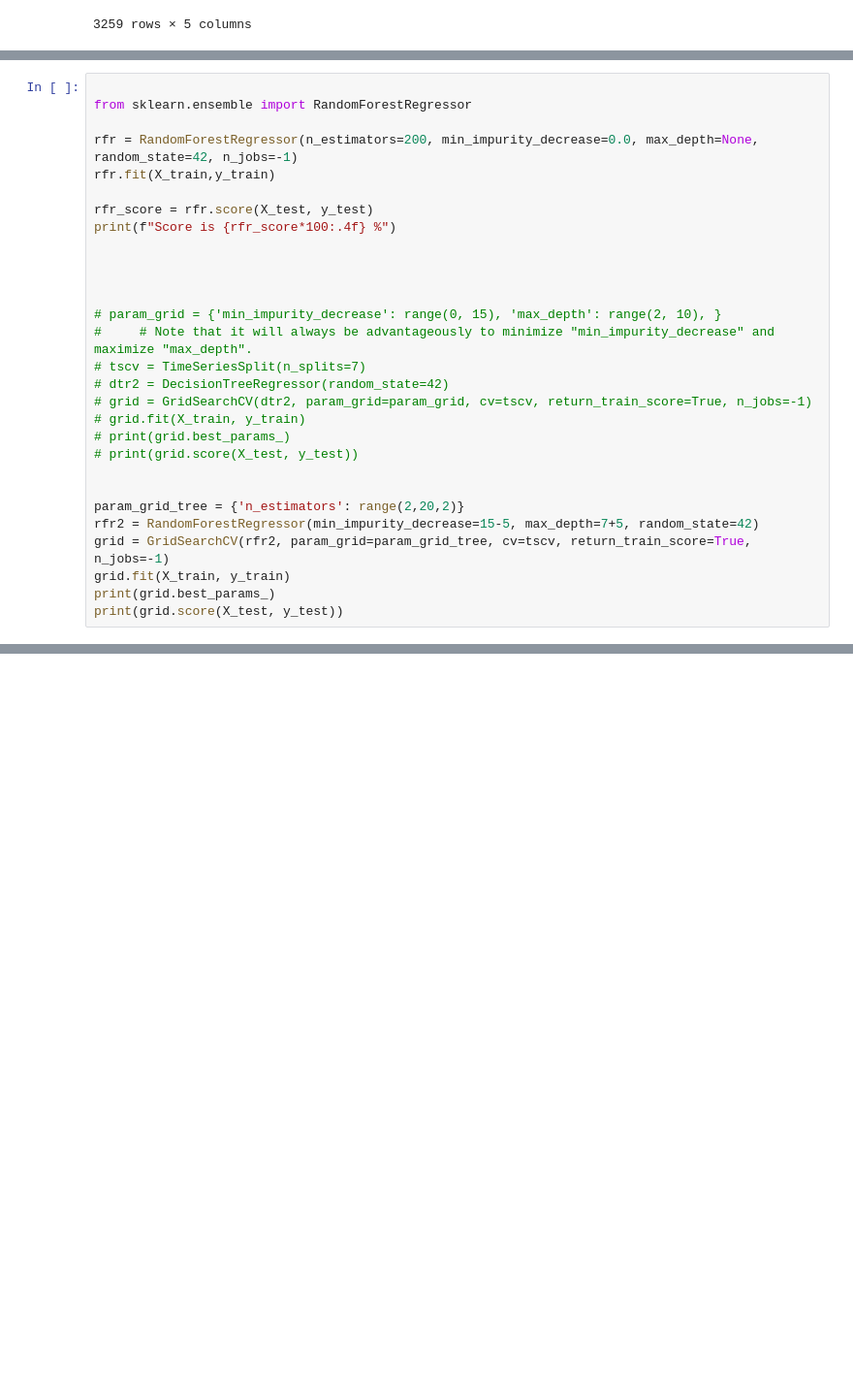
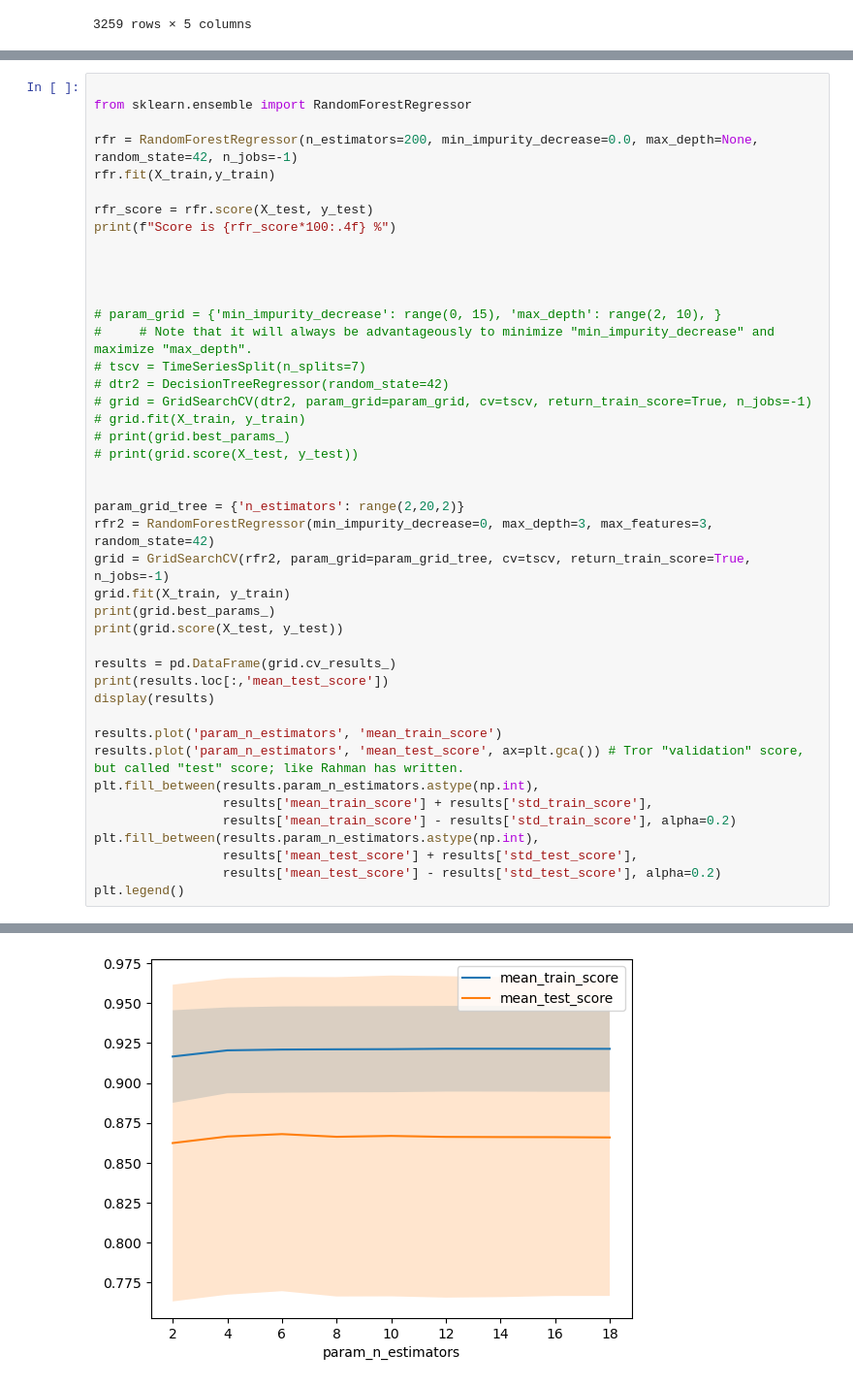
Before and after one commit to Enginedeer/AML_project, a Jupyter notebook: andi_AML_v2.ipynb, the cells around one changed output, grey strips where cells are left out. Shown at 97% size. Saved outputs shown, nothing was run; the diff lists cells and outputs as text; blank space fills up the shorter version.

```diff
--- a/andi_AML_v2.ipynb
+++ b/andi_AML_v2.ipynb
@@ -206,10 +190,24 @@ print(f"Score is {rfr_score*100:.4f} %")
 
 
 param_grid_tree = {'n_estimators': range(2,20,2)}
-rfr2 = RandomForestRegressor(min_impurity_decrease=15-5, max_depth=7+5, random_state=42)
+rfr2 = RandomForestRegressor(min_impurity_decrease=0, max_depth=3, max_features=3, random_state=42)
 grid = GridSearchCV(rfr2, param_grid=param_grid_tree, cv=tscv, return_train_score=True, n_jobs=-1)
 grid.fit(X_train, y_train)
 print(grid.best_params_)
 print(grid.score(X_test, y_test))
+
+results = pd.DataFrame(grid.cv_results_)
+print(results.loc[:,'mean_test_score'])
+display(results)
+
+results.plot('param_n_estimators', 'mean_train_score')
+results.plot('param_n_estimators', 'mean_test_score', ax=plt.gca()) # Tror "validation" score, but called "test" score; like Rahman has written.
+plt.fill_between(results.param_n_estimators.astype(np.int),
+                 results['mean_train_score'] + results['std_train_score'],
+                 results['mean_train_score'] - results['std_train_score'], alpha=0.2)
+plt.fill_between(results.param_n_estimators.astype(np.int),
+                 results['mean_test_score'] + results['std_test_score'],
+                 results['mean_test_score'] - results['std_test_score'], alpha=0.2)
+plt.legend()
 # %% [output]
 Score is 88.2935 %
@@ -218 +242,2 @@ Score is 88.2935 %
+[figure, added]
 # %%
```
Also changed, not shown: parts of 11 cells of this notebook.
